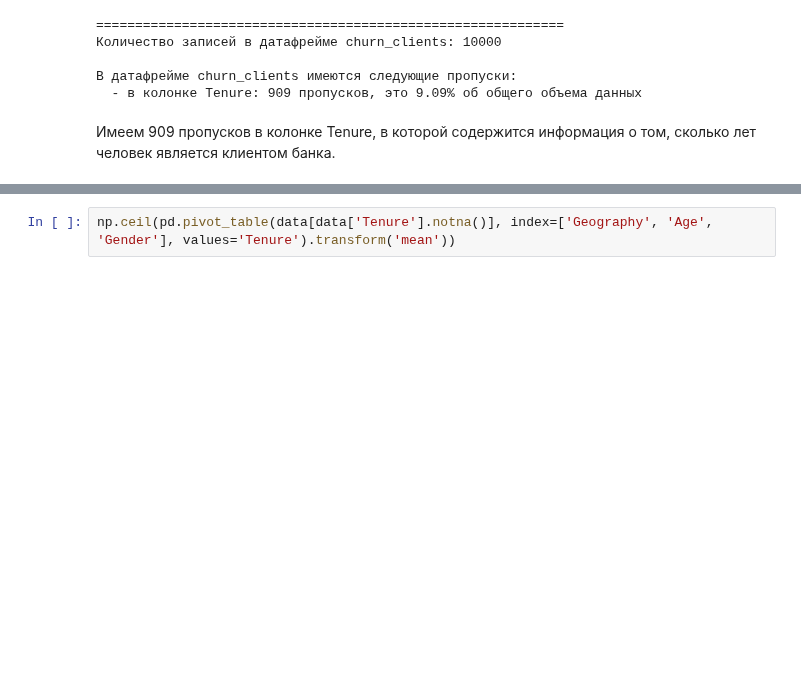
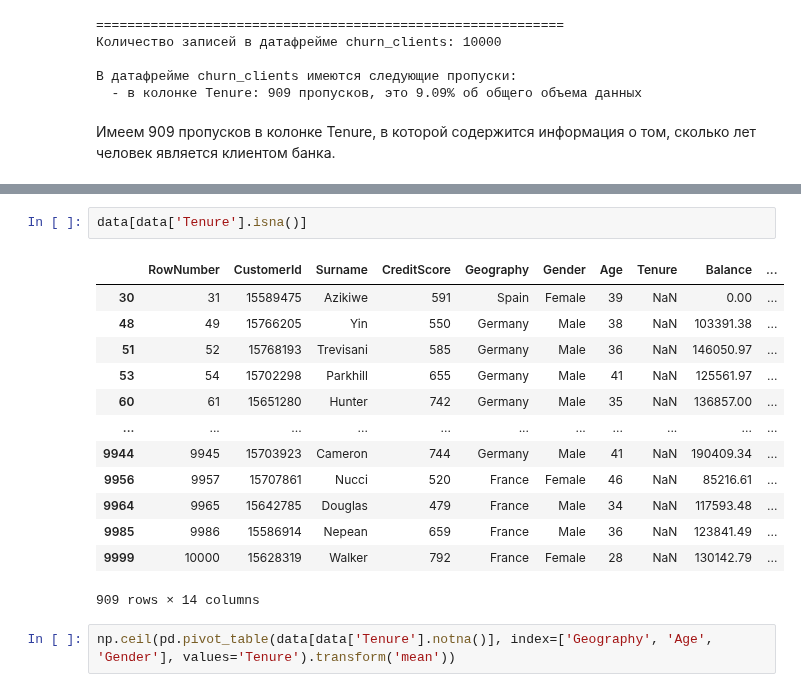
Before and after one commit to versus666jzx/practicum_ds, a Jupyter notebook: model_prognoza_ottoka_klientov_banka/notebooks/prognoz_ottoka_klientov.ipynb, the cells around one changed output, grey strips where cells are left out. Cells and saved outputs as stored; diff of their text form; blank space fills up the shorter version.

```diff
--- a/model_prognoza_ottoka_klientov_banka/notebooks/prognoz_ottoka_klientov.ipynb
+++ b/model_prognoza_ottoka_klientov_banka/notebooks/prognoz_ottoka_klientov.ipynb
@@ -132,3 +143,19 @@ data.head()
+# %%
+data[data['Tenure'].isna()]
+# %% [output]
+|  | RowNumber | CustomerId | Surname | CreditScore | Geography | Gender | Age | Tenure | Balance | ... |
+| 30 | 31 | 15589475 | Azikiwe | 591 | Spain | Female | 39 | NaN | 0.00 | ... |
+| 48 | 49 | 15766205 | Yin | 550 | Germany | Male | 38 | NaN | 103391.38 | ... |
+| 51 | 52 | 15768193 | Trevisani | 585 | Germany | Male | 36 | NaN | 146050.97 | ... |
+| 53 | 54 | 15702298 | Parkhill | 655 | Germany | Male | 41 | NaN | 125561.97 | ... |
+| 60 | 61 | 15651280 | Hunter | 742 | Germany | Male | 35 | NaN | 136857.00 | ... |
+| ... | ... | ... | ... | ... | ... | ... | ... | ... | ... | ... |
+| 9944 | 9945 | 15703923 | Cameron | 744 | Germany | Male | 41 | NaN | 190409.34 | ... |
+| 9956 | 9957 | 15707861 | Nucci | 520 | France | Female | 46 | NaN | 85216.61 | ... |
+| 9964 | 9965 | 15642785 | Douglas | 479 | France | Male | 34 | NaN | 117593.48 | ... |
+| 9985 | 9986 | 15586914 | Nepean | 659 | France | Male | 36 | NaN | 123841.49 | ... |
+| 9999 | 10000 | 15628319 | Walker | 792 | France | Female | 28 | NaN | 130142.79 | ... |
+909 rows × 14 columns
 # %%
 np.ceil(pd.pivot_table(data[data['Tenure'].notna()], index=['Geography', 'Age', 'Gender'], values='Tenure').transform('mean'))
 # %% [output]
```
Also changed, not shown: parts of 3 cells of this notebook.
